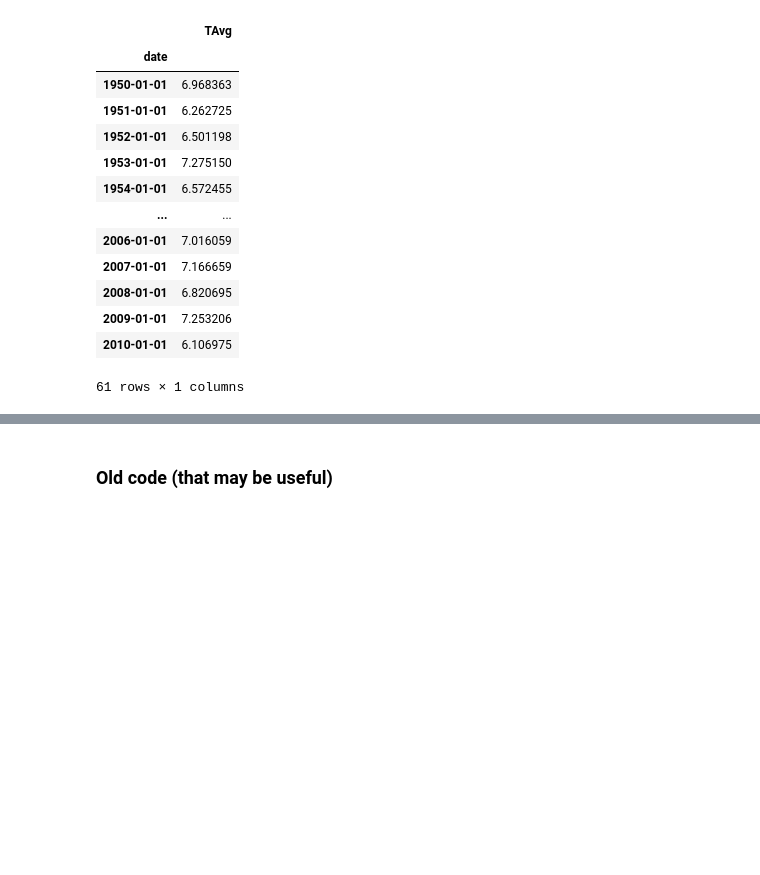
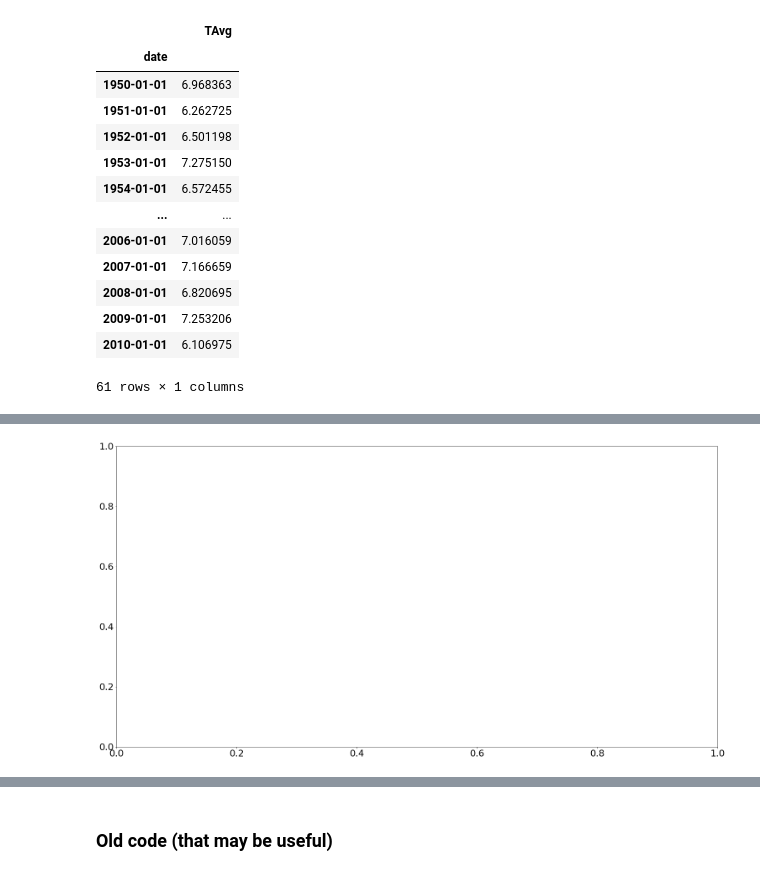
Before and after one commit to david0811/ATMS597_Project2, a Jupyter notebook: proj2_dcl.ipynb, the cells around one changed output, grey strips where cells are left out. Saved outputs shown, nothing was run; the diff lists cells and outputs as text; code cells hidden in the pictures; blank space fills up the shorter version.

```diff
--- a/proj2_dcl.ipynb
+++ b/proj2_dcl.ipynb
@@ -129,53 +129,61 @@ df
 61 rows × 1 columns
 # %%
 # Warming stripes (adapted from https://matplotlib.org/matplotblog/posts/warming-stripes/)
-def plot_climate_stripes(df): # add in time period?
-    from pandas.plotting import register_matplotlib_converters
-    register_matplotlib_converters()
+# def plot_climate_stripes(df): # ADD IN TIME PERIOD?
+from pandas.plotting import register_matplotlib_converters
+register_matplotlib_converters()
 
-    startYear_datetime = datetime.datetime(startYear, 1, 1)
-    endYear_datetime = datetime.datetime(endYear, 1, 1)
+startYear_datetime = datetime.datetime(startYear, 1, 1)
+endYear_datetime = datetime.datetime(endYear, 1, 1)
 
-    reference = df["TAvg"].mean()
-    lim = 2.0
-    y_max = df["TAvg"].max()+1
-    y_min = df["TAvg"].min()-1
-    height = (df["TAvg"].max()+1) - (df["TAvg"].min()-1)
-    cmap = ListedColormap([
-        '#08306b', '#08519c', '#2171b5', '#4292c6',
-        '#6baed6', '#9ecae1', '#c6dbef', '#deebf7',
-        '#fee0d2', '#fcbba1', '#fc9272', '#fb6a4a',
-        '#ef3b2c', '#cb181d', '#a50f15', '#67000d',
-    ])
+reference = df["TAvg"].mean()
+lim = 2.0
+y_max = df["TAvg"].max()+1
+y_min = df["TAvg"].min()-1
+height = (df["TAvg"].max()+1) - (df["TAvg"].min()-1)
+cmap = ListedColormap([
+    '#08306b', '#08519c', '#2171b5', '#4292c6',
+    '#6baed6', '#9ecae1', '#c6dbef', '#deebf7',
+    '#fee0d2', '#fcbba1', '#fc9272', '#fb6a4a',
+    '#ef3b2c', '#cb181d', '#a50f15', '#67000d',
+])
 
-    fig = plt.figure(figsize=(20, 10))
+fig = plt.figure(figsize=(20, 10))
 
-    ax = fig.add_axes([0, 0, 1, 1])
+ax = fig.add_axes([0, 0, 1, 1])
 
 
-    # create a collection with a rectangle for each year
-    col = PatchCollection([
-        Rectangle((y, 0), 1, y_max-y_min)
-        for y in range(startYear, endYear + 1)
-    ])
+# create a collection with a rectangle for each year
+col = PatchCollection([Rectangle((y, 0), 1, height)
+    for y in range(startYear, endYear + 1)
+])
 
 
-    # set data, colormap and color limits
-    col.set_array(df["TAvg"])
-    col.set_cmap(cmap)
-    col.set_clim(reference - lim, reference + lim)
-    ax.add_collection(col).set_zorder(0)
+# set data, colormap and color limits
+col.set_array(df["TAvg"])
+col.set_cmap(cmap)
+col.set_clim(reference - lim, reference + lim)
+ax.add_collection(col).set_zorder(0)
 
-    ax.set_xlim(startYear_datetime, endYear_datetime)
-    ax.set_ylim(y_min, y_max)
-    ax.set_axis_on()
+""" if I run these two lines below then the climate stripes plot with the proper axes but the scatter plot doesn't plot"""
+#ax.set_ylim(0,1)
+#ax.set_xlim(startYear, endYear + 1)
 
-    ax.scatter(df.index, df["TAvg"], zorder=1)
+"""this bit works with the scatter plot well"""
+#ax.set_xlim(startYear_datetime, endYear_datetime)
+#ax.set_ylim(y_min, y_max)
+#ax.set_axis_on()
 
-    #ax.set_xbound(startYear_datetime, endYear_datetime)
-    #ax.set_ybound(df["TAvg"].min()-1, df["TAvg"].max()+1)
+"""this doesn't work because date is the index I guess, but the idea is I want to extract the year from the date column and hopefully it'll match up with the climate stripes? """
+#ax.scatter(df['date'].timetuple().tm_year, df["TAvg"], zorder=1)
 
-    plt.show()
+"""this doesn't work because date is the index I guess """
+#ax.scatter(df.index, df["TAvg"], zorder=1)
+
+#ax.set_xbound(startYear_datetime, endYear_datetime)
+#ax.set_ybound(df["TAvg"].min()-1, df["TAvg"].max()+1)
+
+plt.show()
 
 plot_climate_stripes(df)
 # %% [output]
@@ -182,0 +191 @@ SyntaxError: ignored
+[figure, added]
```
Also changed, not shown: parts of 2 cells of this notebook.
